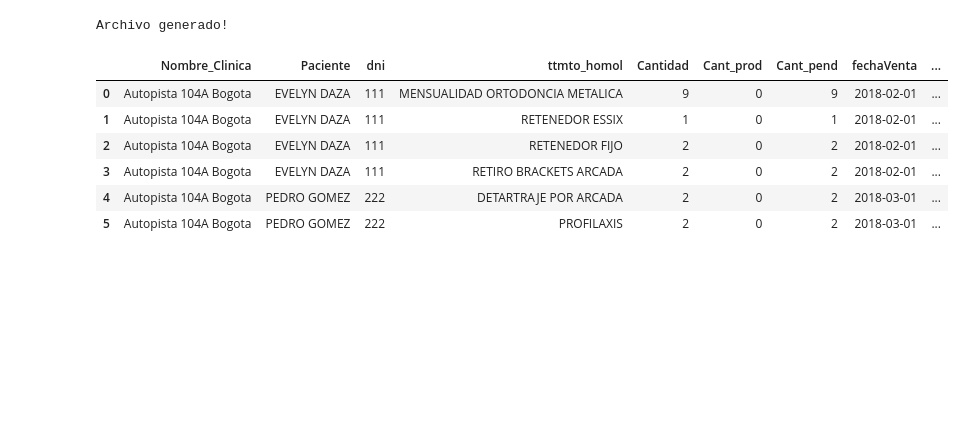
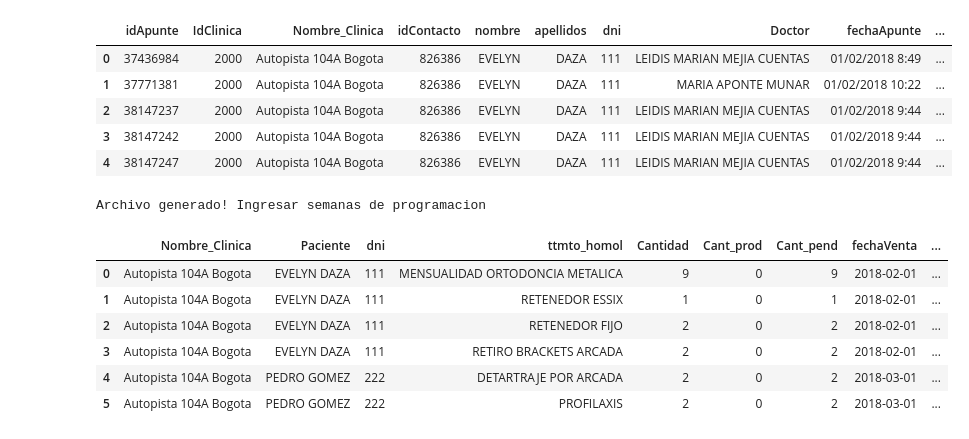
Before and after one commit to davidarango82/intro-data-sci-python, a Jupyter notebook: ProgramacionNueva.ipynb, the cells around one changed output. Drawn from its saved outputs; the diff is of its cells as text; code cells hidden in the pictures; blank space fills up the shorter version.

```diff
--- a/ProgramacionNueva.ipynb
+++ b/ProgramacionNueva.ipynb
@@ -1,16 +1,24 @@
+# %%
+archivoVentas = 'ventasPrueba.csv'
+
+import pandas as pd
+import numpy as np
+
+from IPython.display import display
+pd.options.display.max_columns = None
+
+pd.set_option("display.max_rows",1000)
+
+venta_df = pd.read_csv(archivoVentas)
+venta_df.head()
+# %% [output]
+|  | idApunte | IdClinica | Nombre_Clinica | idContacto | nombre | apellidos | dni | Doctor | fechaApunte | ... |
+| 0 | 37436984 | 2000 | Autopista 104A Bogota | 826386 | EVELYN | DAZA | 111 | LEIDIS MARIAN MEJIA CUENTAS | 01/02/2018 8:49 | ... |
+| 1 | 37771381 | 2000 | Autopista 104A Bogota | 826386 | EVELYN | DAZA | 111 | MARIA APONTE MUNAR | 01/02/2018 10:22 | ... |
+| 2 | 38147237 | 2000 | Autopista 104A Bogota | 826386 | EVELYN | DAZA | 111 | LEIDIS MARIAN MEJIA CUENTAS | 01/02/2018 9:44 | ... |
+| 3 | 38147242 | 2000 | Autopista 104A Bogota | 826386 | EVELYN | DAZA | 111 | LEIDIS MARIAN MEJIA CUENTAS | 01/02/2018 9:44 | ... |
+| 4 | 38147247 | 2000 | Autopista 104A Bogota | 826386 | EVELYN | DAZA | 111 | LEIDIS MARIAN MEJIA CUENTAS | 01/02/2018 9:44 | ... |
 # %%
-archivoVentas = 'ventasPrueba.csv'
-
-import pandas as pd
-import numpy as np
-
-from IPython.display import display
-pd.options.display.max_columns = None
-
-pd.set_option("display.max_rows",1000)
-
-venta_df = pd.read_csv(archivoVentas)
-
 venta_df = venta_df.dropna()
 
 venta_df['ttmto_homol']=venta_df['Nombre_Tratamiento']
@@ -40,20 +48,19 @@ ventaResumen = venta_df.groupby(['Nombre_Clinica','Paciente','dni','ttmto_homol'
 ventaResumen['fecha_prog'] = '' #esta fecha se llena en clinica y se va corriendo auto a medida que se evoluciona, en el cruce
 ventaResumen['Semana_prog']=None
 ventaResumen['Semana_prod']=0
-ventaResumen['Retraso']=0
+ventaResumen['Fecha_vigencia']=None
 ventaResumen['Cant_prod']=0
 ventaResumen['Cant_pend']=ventaResumen['Cantidad'] - ventaResumen['Cant_prod']
-#ventaResumen['Semanas_transcurridas']=0
 
-ventaResumen = ventaResumen[['Nombre_Clinica','Paciente','dni','ttmto_homol','Cantidad','Cant_prod','Cant_pend','fechaApunte','Semana_prog']]
+ventaResumen = ventaResumen[['Nombre_Clinica','Paciente','dni','ttmto_homol','Cantidad','Cant_prod','Cant_pend','fechaApunte','Semana_prog','Fecha_vigencia']]
 ventaResumen['fechaApunte'] = pd.to_datetime(ventaResumen['fechaApunte'].dt.strftime('%d/%m/%Y'))
 ventaResumen = ventaResumen.rename(index=str, columns={"fechaApunte": "fechaVenta"})
 
-#ventaResumen.to_csv('progNueva.csv', index = False)
-print("Archivo generado!")
+ventaResumen.to_csv('progNueva1.csv', index = False)
+print("Archivo generado! Ingresar semanas de programacion")
 ventaResumen
 # %% [output]
-Archivo generado!
+Archivo generado! Ingresar semanas de programacion
 |  | Nombre_Clinica | Paciente | dni | ttmto_homol | Cantidad | Cant_prod | Cant_pend | fechaVenta | ... |
 | 0 | Autopista 104A Bogota | EVELYN DAZA | 111 | MENSUALIDAD ORTODONCIA METALICA | 9 | 0 | 9 | 2018-02-01 | ... |
 | 1 | Autopista 104A Bogota | EVELYN DAZA | 111 | RETENEDOR ESSIX | 1 | 0 | 1 | 2018-02-01 | ... |
```
Also changed, not shown: 5 other files.
